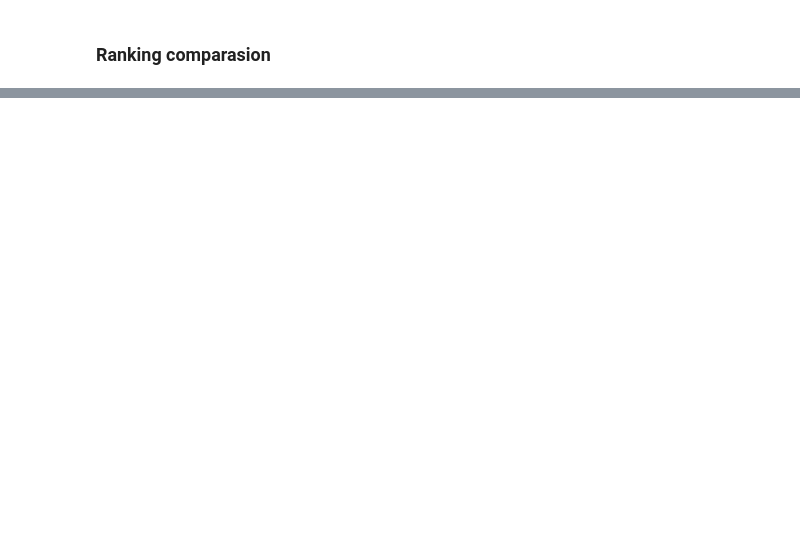
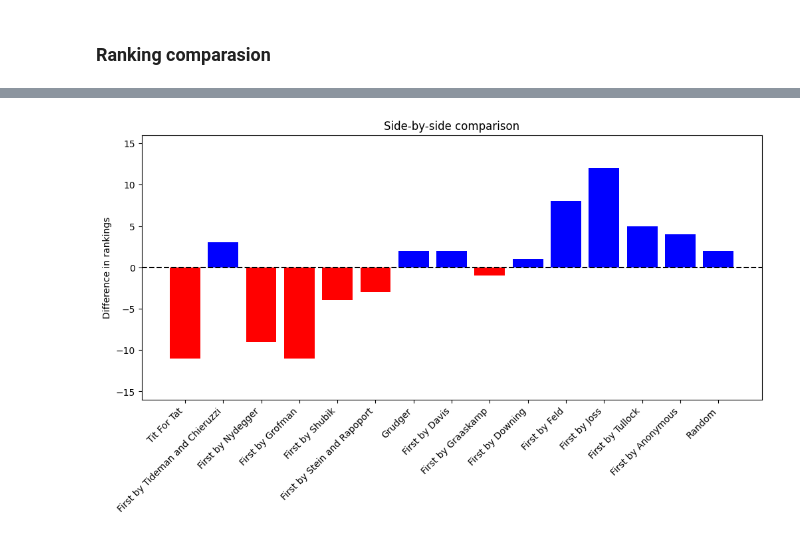
Before and after one commit to kiriz23/TournamentRemix, a Jupyter notebook: Schulze.ipynb, the cells around one changed output, grey strips where cells are left out. Saved outputs shown, nothing was run; the diff lists cells and outputs as text; code cells hidden in the pictures; blank space fills up the shorter version.

```diff
--- a/Schulze.ipynb
+++ b/Schulze.ipynb
@@ -292,0 +341,18 @@ Index(['Interaction index', 'Player index', 'Opponent index', 'Repetition',
+# %%
+diffs = [classic_ranking.index(s) - schulze_ranking.index(s) for s in range(num_players)]
+
+x = np.arange(len(players))
+width = 1
+multiplier = 0
+fig, ax = plt.subplots(figsize=(10, 6), layout='constrained')
+
+ax.bar(players_names,diffs,color=['b' if d >=0 else 'r' for d in diffs ])
+ax.axhline(y=0, color='black', linestyle='--')
+ax.set_ylabel('Difference in rankings')
+ax.set_title('Side-by-side comparison')
+ax.set_xticks(x, players_names, rotation=45, ha="right")
+ax.set_ylim(-num_players-1, num_players + 1)
+
+plt.show()
+# %% [output]
+[figure, added]
```
Also changed, not shown: parts of 18 cells of this notebook.
